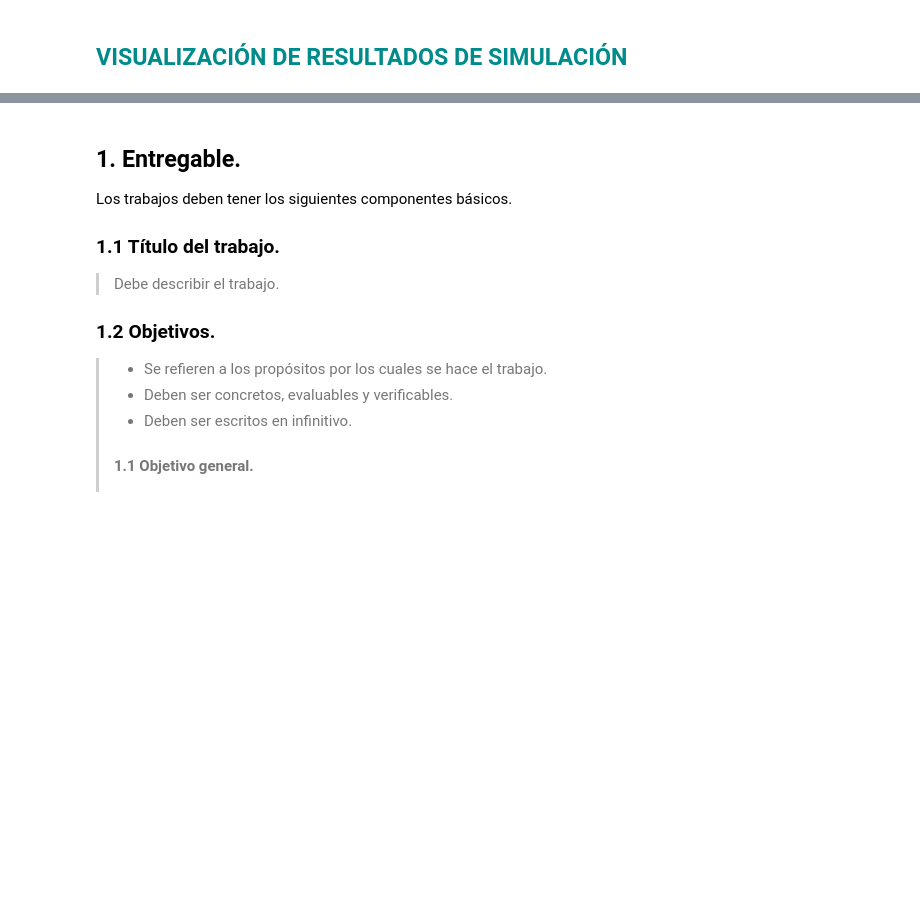
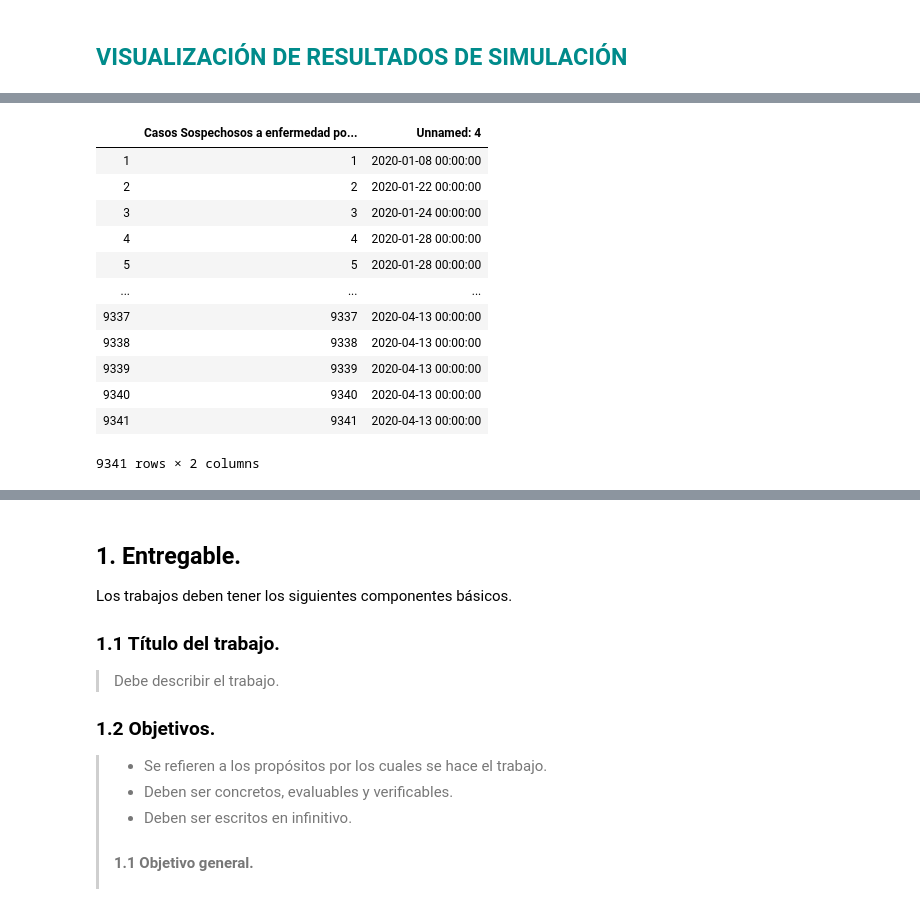
Before and after one commit to mariajmac/DefinicionProyectoConjunto_ESalazar_MJMacias, a Jupyter notebook: DefinicionProyectoConjunto2_ESalazar_MJMacias.ipynb, the cells around one changed output, grey strips where cells are left out. Saved outputs shown, nothing was run; the diff lists cells and outputs as text; code cells hidden in the pictures; blank space fills up the shorter version.

```diff
--- a/DefinicionProyectoConjunto2_ESalazar_MJMacias.ipynb
+++ b/DefinicionProyectoConjunto2_ESalazar_MJMacias.ipynb
@@ -140,10 +140,24 @@ plt.show()
 # %%
 dataCS = pd.read_excel('..\DefinicionProyectoConjunto_ESalazar_MJMacias\CasosSospechososCOVID.xlsx')
 dataCS = dataCS.drop('Unnamed: 1', axis=1)
 dataCS = dataCS.drop('Unnamed: 2', axis=1)
 dataCS = dataCS.drop('Unnamed: 3', axis=1)
 dataCS = dataCS.drop('Unnamed: 5', axis=1)
 dataCS = dataCS.drop(9342, axis=0)
 dataCS = dataCS.drop(9343, axis=0)
 dataCS = dataCS.drop(0, axis=0)
-#dataCS
+dataCS
+# %% [output]
+|  | Casos Sospechosos a enfermedad po... | Unnamed: 4 |
+| 1 | 1 | 2020-01-08 00:00:00 |
+| 2 | 2 | 2020-01-22 00:00:00 |
+| 3 | 3 | 2020-01-24 00:00:00 |
+| 4 | 4 | 2020-01-28 00:00:00 |
+| 5 | 5 | 2020-01-28 00:00:00 |
+| ... | ... | ... |
+| 9337 | 9337 | 2020-04-13 00:00:00 |
+| 9338 | 9338 | 2020-04-13 00:00:00 |
+| 9339 | 9339 | 2020-04-13 00:00:00 |
+| 9340 | 9340 | 2020-04-13 00:00:00 |
+| 9341 | 9341 | 2020-04-13 00:00:00 |
+9341 rows × 2 columns
```
Also changed, not shown: parts of 4 cells of this notebook, 2 other files.
